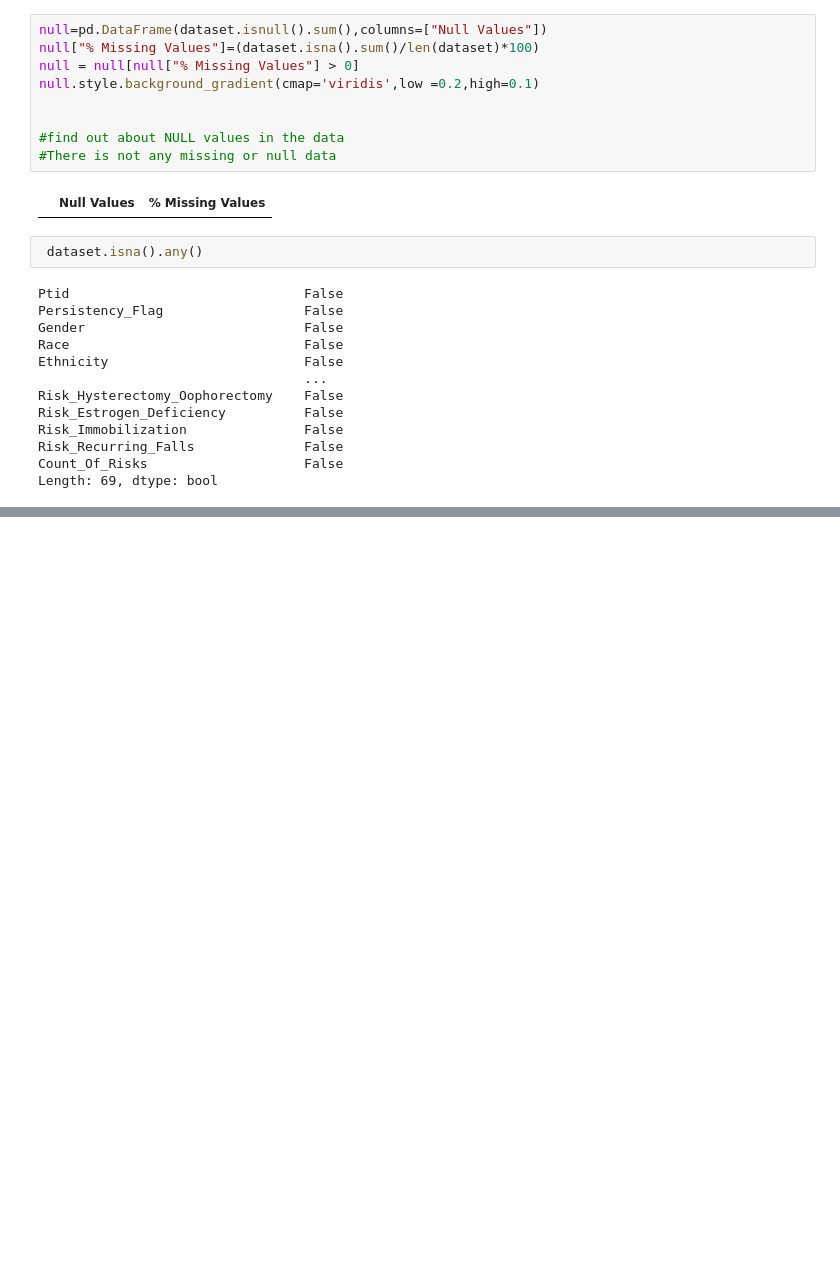
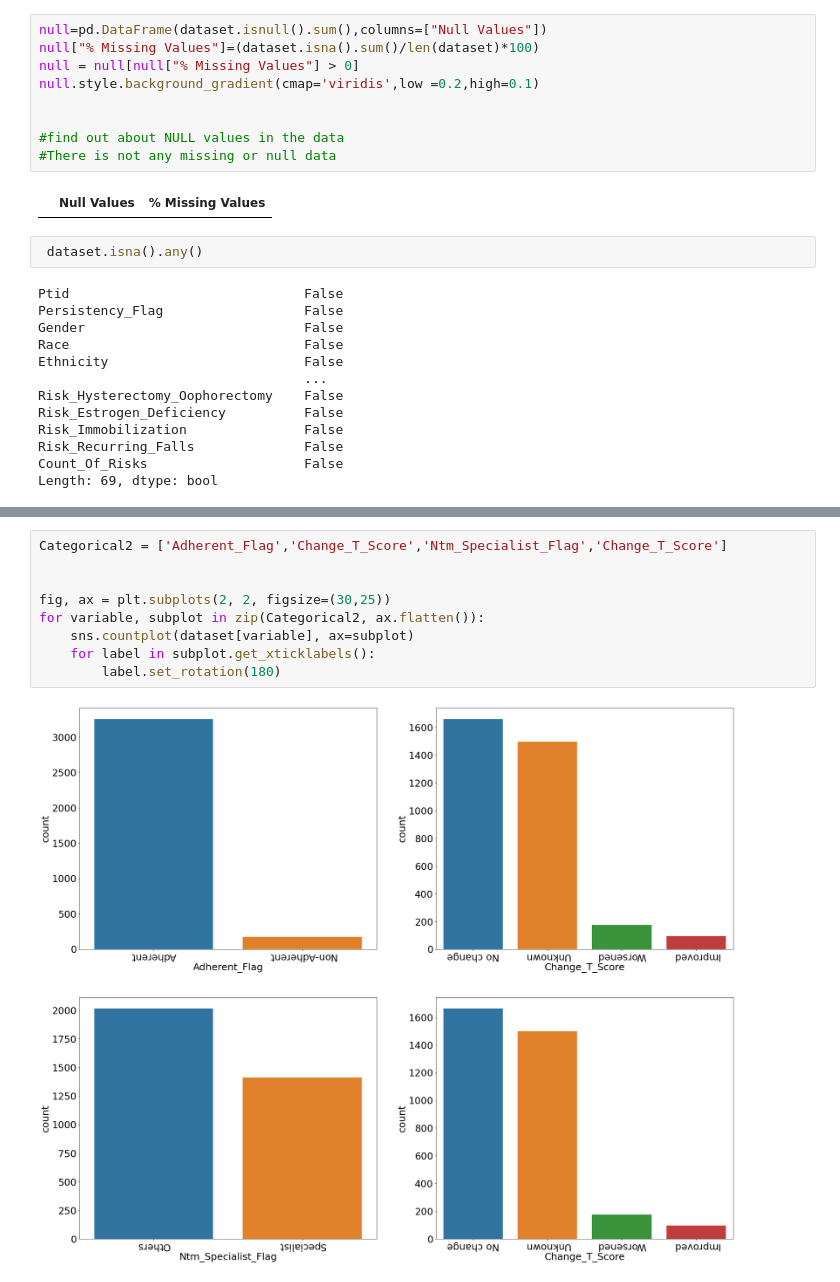
Before and after one commit to SMarzieh/Healthcare-Project, a Jupyter notebook: Marzieh_health-care.ipynb, the cells around one changed output, grey strips where cells are left out. Drawn from its saved outputs; the diff is of its cells as text; blank space fills up the shorter version.

```diff
--- a/Marzieh_health-care.ipynb
+++ b/Marzieh_health-care.ipynb
@@ -227,0 +234,11 @@ Name: Dexa_Freq_During_Rx, Length: 3424, dtype: int64
+# %%
+Categorical2 = ['Adherent_Flag','Change_T_Score','Ntm_Specialist_Flag','Change_T_Score']
+
+
+fig, ax = plt.subplots(2, 2, figsize=(30,25))
+for variable, subplot in zip(Categorical2, ax.flatten()):
+    sns.countplot(dataset[variable], ax=subplot)
+    for label in subplot.get_xticklabels():
+        label.set_rotation(180)
+# %% [output]
+[figure, added]
```
Also changed, not shown: parts of 55 cells of this notebook, 7 other files.
